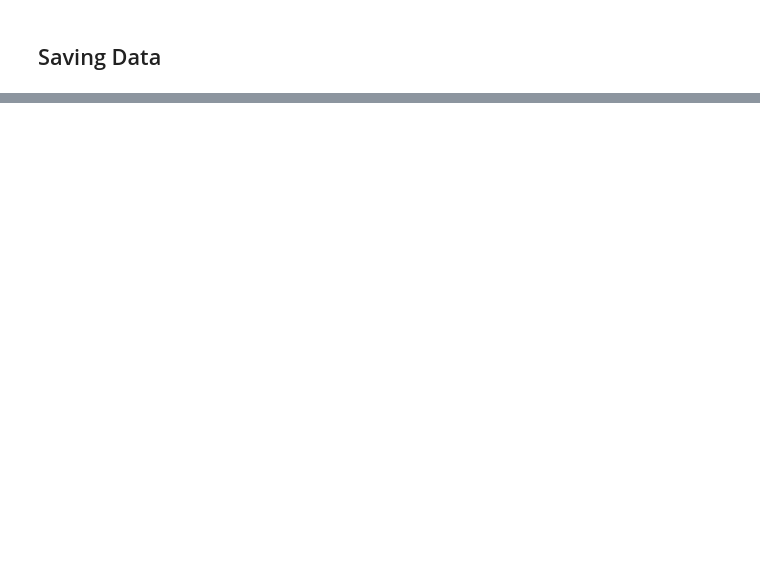
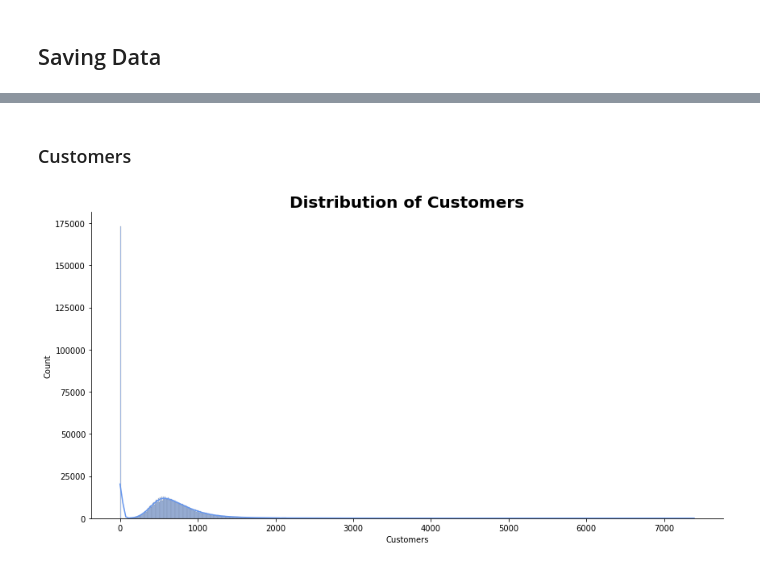
Before and after one commit to zelalemgetahun9374/Rossmann-Pharmaceuticals-Sales-Prediction, a Jupyter notebook: notebooks/EDA.ipynb, the cells around one changed output, grey strips where cells are left out. Saved outputs shown, nothing was run; the diff lists cells and outputs as text; code cells hidden in the pictures; blank space fills up the shorter version.

```diff
--- a/notebooks/EDA.ipynb
+++ b/notebooks/EDA.ipynb
@@ -621,0 +720,6 @@ store_df.to_csv('../data/clean_store.csv')
+# %% [markdown]
+### Customers
+# %%
+plot_hist(train_df, 'Customers')
+# %% [output]
+[figure, added]
```
Also changed, not shown: parts of 71 cells of this notebook.
